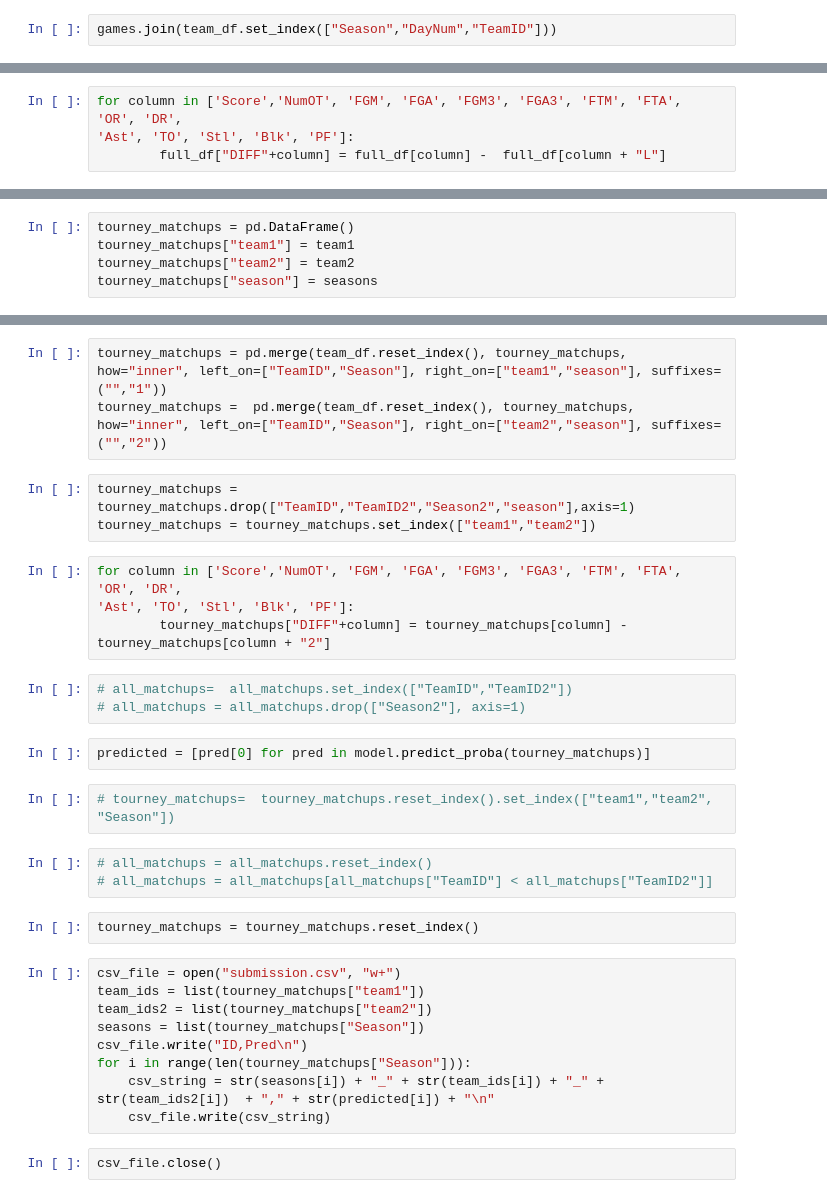
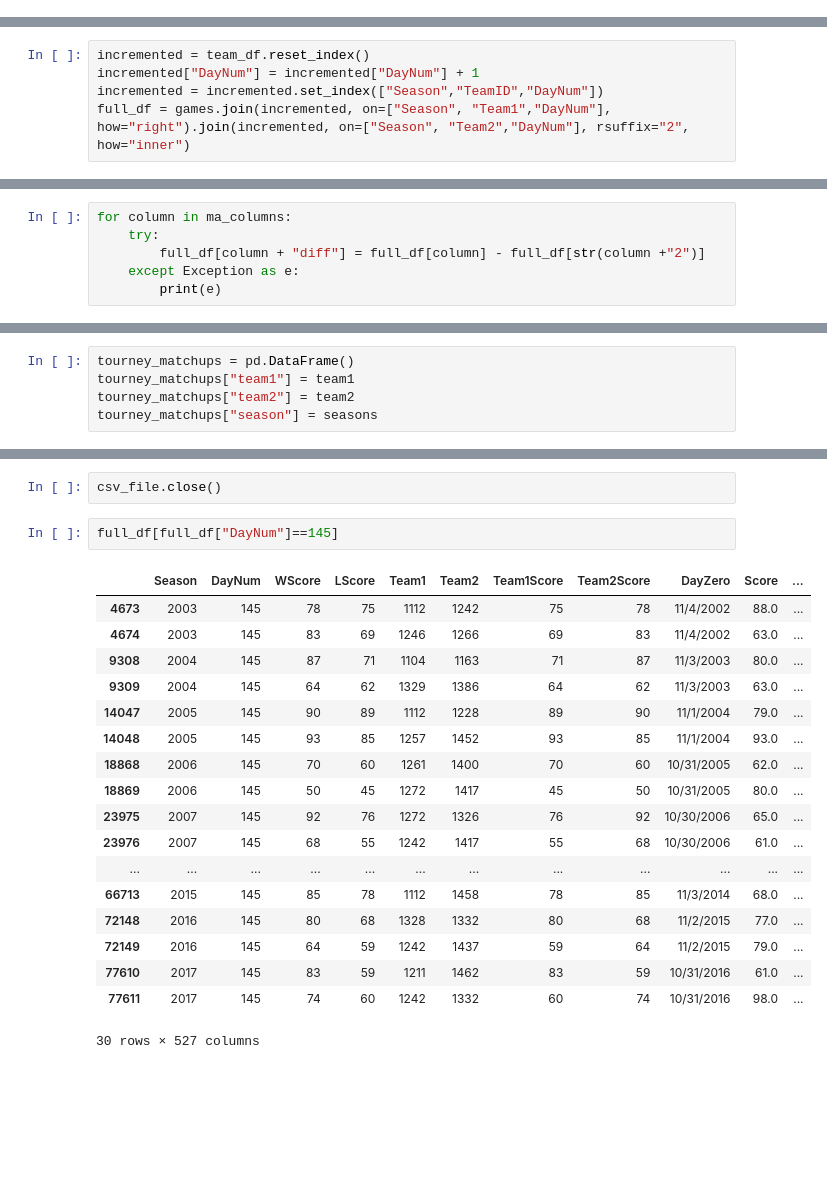
Before and after one commit to codybraun/ncaa, a Jupyter notebook: Data Cleaning.ipynb, the cells around one changed output, grey strips where cells are left out. Drawn from its saved outputs; the diff is of its cells as text; blank space fills up the shorter version.

```diff
--- a/Data Cleaning.ipynb
+++ b/Data Cleaning.ipynb
@@ -135,2 +107,0 @@ team_df
-# %%
-games.join(team_df.set_index(["Season","DayNum","TeamID"]))
@@ -159,4 +107,0 @@ full_df = full_df.join(grouped, rsuffix="L", on=["LTeamID","Season"])
-# %%
-for column in ['Score','NumOT', 'FGM', 'FGA', 'FGM3', 'FGA3', 'FTM', 'FTA', 'OR', 'DR',
-'Ast', 'TO', 'Stl', 'Blk', 'PF']:
-        full_df["DIFF"+column] = full_df[column] -  full_df[column + "L"]
@@ -178,0 +110,5 @@ LogisticRegression(C=1.0, class_weight=None, dual=False, fit_intercept=True,
+# %%
+incremented = team_df.reset_index()
+incremented["DayNum"] = incremented["DayNum"] + 1
+incremented = incremented.set_index(["Season","TeamID","DayNum"])
+full_df = games.join(incremented, on=["Season", "Team1","DayNum"], how="right").join(incremented, on=["Season", "Team2","DayNum"], rsuffix="2", how="inner")
@@ -178,0 +121,6 @@ LogisticRegression(C=1.0, class_weight=None, dual=False, fit_intercept=True,
+# %%
+for column in ma_columns:
+    try:
+        full_df[column + "diff"] = full_df[column] - full_df[str(column +"2")]
+    except Exception as e:
+        print(e)
@@ -195,33 +166,23 @@ tourney_matchups.shape
-# %%
-tourney_matchups = pd.merge(team_df.reset_index(), tourney_matchups, how="inner", left_on=["TeamID","Season"], right_on=["team1","season"], suffixes=("","1"))
-tourney_matchups =  pd.merge(team_df.reset_index(), tourney_matchups, how="inner", left_on=["TeamID","Season"], right_on=["team2","season"], suffixes=("","2"))
-# %%
-tourney_matchups = tourney_matchups.drop(["TeamID","TeamID2","Season2","season"],axis=1)
-tourney_matchups = tourney_matchups.set_index(["team1","team2"])
-# %%
-for column in ['Score','NumOT', 'FGM', 'FGA', 'FGM3', 'FGA3', 'FTM', 'FTA', 'OR', 'DR',
-'Ast', 'TO', 'Stl', 'Blk', 'PF']:
-        tourney_matchups["DIFF"+column] = tourney_matchups[column] -  tourney_matchups[column + "2"]
-# %%
-# all_matchups=  all_matchups.set_index(["TeamID","TeamID2"])
-# all_matchups = all_matchups.drop(["Season2"], axis=1)
-# %%
-predicted = [pred[0] for pred in model.predict_proba(tourney_matchups)]
-# %%
-# tourney_matchups=  tourney_matchups.reset_index().set_index(["team1","team2", "Season"])
-# %%
-# all_matchups = all_matchups.reset_index()
-# all_matchups = all_matchups[all_matchups["TeamID"] < all_matchups["TeamID2"]]
-# %%
-tourney_matchups = tourney_matchups.reset_index()
-# %%
-csv_file = open("submission.csv", "w+")
-team_ids = list(tourney_matchups["team1"])
-team_ids2 = list(tourney_matchups["team2"])
-seasons = list(tourney_matchups["Season"])
-csv_file.write("ID,Pred\n")
-for i in range(len(tourney_matchups["Season"])):
-    csv_string = str(seasons[i]) + "_" + str(team_ids[i]) + "_" + str(team_ids2[i])  + "," + str(predicted[i]) + "\n"
-    csv_file.write(csv_string)
 # %%
 csv_file.close()
+# %%
+full_df[full_df["DayNum"]==145]
+# %% [output]
+|  | Season | DayNum | WScore | LScore | Team1 | Team2 | Team1Score | Team2Score | DayZero | Score | ... |
+| 4673 | 2003 | 145 | 78 | 75 | 1112 | 1242 | 75 | 78 | 11/4/2002 | 88.0 | ... |
+| 4674 | 2003 | 145 | 83 | 69 | 1246 | 1266 | 69 | 83 | 11/4/2002 | 63.0 | ... |
+| 9308 | 2004 | 145 | 87 | 71 | 1104 | 1163 | 71 | 87 | 11/3/2003 | 80.0 | ... |
+| 9309 | 2004 | 145 | 64 | 62 | 1329 | 1386 | 64 | 62 | 11/3/2003 | 63.0 | ... |
+| 14047 | 2005 | 145 | 90 | 89 | 1112 | 1228 | 89 | 90 | 11/1/2004 | 79.0 | ... |
+| 14048 | 2005 | 145 | 93 | 85 | 1257 | 1452 | 93 | 85 | 11/1/2004 | 93.0 | ... |
+| 18868 | 2006 | 145 | 70 | 60 | 1261 | 1400 | 70 | 60 | 10/31/2005 | 62.0 | ... |
+| 18869 | 2006 | 145 | 50 | 45 | 1272 | 1417 | 45 | 50 | 10/31/2005 | 80.0 | ... |
+| 23975 | 2007 | 145 | 92 | 76 | 1272 | 1326 | 76 | 92 | 10/30/2006 | 65.0 | ... |
+| 23976 | 2007 | 145 | 68 | 55 | 1242 | 1417 | 55 | 68 | 10/30/2006 | 61.0 | ... |
+| ... | ... | ... | ... | ... | ... | ... | ... | ... | ... | ... | ... |
+| 66713 | 2015 | 145 | 85 | 78 | 1112 | 1458 | 78 | 85 | 11/3/2014 | 68.0 | ... |
+| 72148 | 2016 | 145 | 80 | 68 | 1328 | 1332 | 80 | 68 | 11/2/2015 | 77.0 | ... |
+| 72149 | 2016 | 145 | 64 | 59 | 1242 | 1437 | 59 | 64 | 11/2/2015 | 79.0 | ... |
+| 77610 | 2017 | 145 | 83 | 59 | 1211 | 1462 | 83 | 59 | 10/31/2016 | 61.0 | ... |
+| 77611 | 2017 | 145 | 74 | 60 | 1242 | 1332 | 60 | 74 | 10/31/2016 | 98.0 | ... |
+30 rows × 527 columns
```
Also changed, not shown: parts of 27 cells of this notebook, 1 other file.
